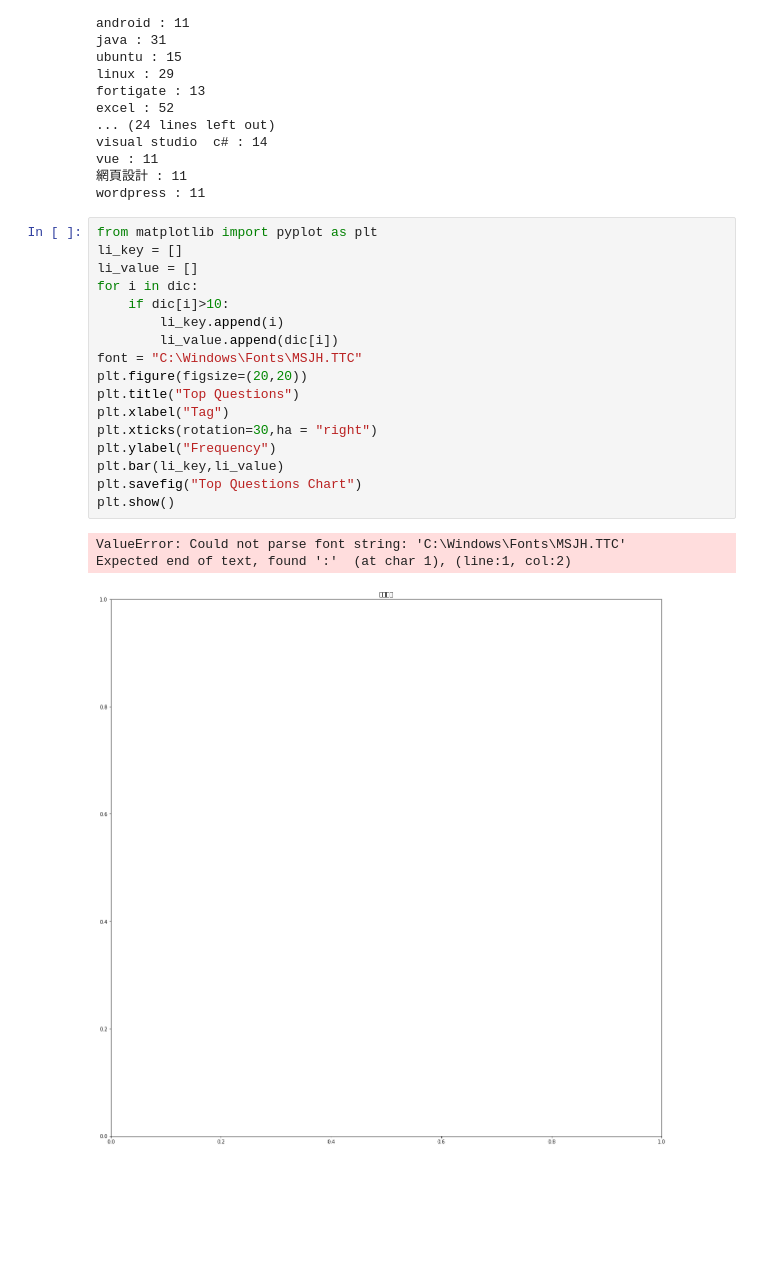
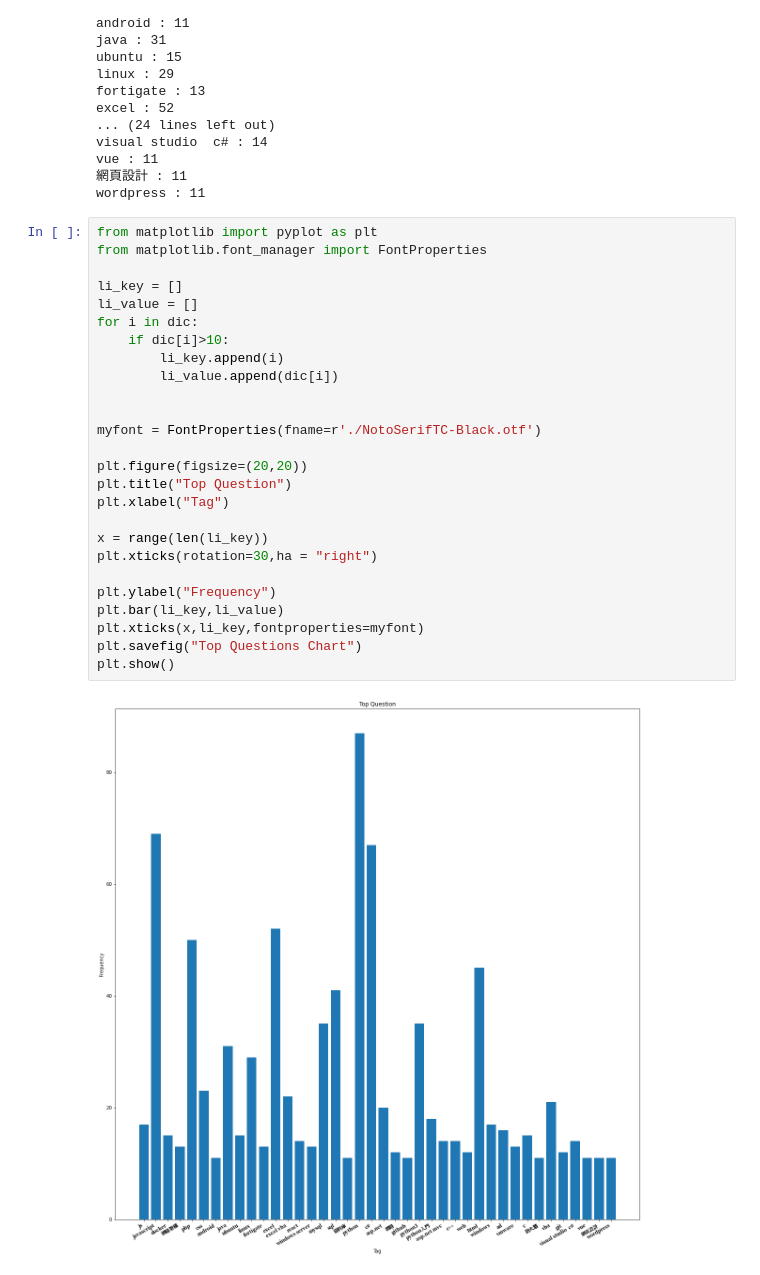
Before and after one commit to minhao920201/PL, a Jupyter notebook: HW4/Untitled1.ipynb, the cells around one changed output. Saved outputs shown, nothing was run; the diff lists cells and outputs as text; blank space fills up the shorter version.

```diff
--- a/HW4/Untitled1.ipynb
+++ b/HW4/Untitled1.ipynb
@@ -73,22 +73,29 @@ vue : 11
 wordpress : 11
 # %%
 from matplotlib import pyplot as plt
+from matplotlib.font_manager import FontProperties
+
 li_key = []
 li_value = []
 for i in dic:
     if dic[i]>10:
         li_key.append(i)
         li_value.append(dic[i])
-font = "C:\Windows\Fonts\MSJH.TTC"
+
+
+myfont = FontProperties(fname=r'./NotoSerifTC-Black.otf')
+
 plt.figure(figsize=(20,20))
-plt.title("Top Questions")
+plt.title("Top Question")
 plt.xlabel("Tag")
+
+x = range(len(li_key))
 plt.xticks(rotation=30,ha = "right")
+
 plt.ylabel("Frequency")
 plt.bar(li_key,li_value)
+plt.xticks(x,li_key,fontproperties=myfont)
 plt.savefig("Top Questions Chart")
 plt.show()
 # %% [output]
-ValueError: Could not parse font string: 'C:\Windows\Fonts\MSJH.TTC'
-Expected end of text, found ':'  (at char 1), (line:1, col:2)
-[figure, old version]
+[figure, new version]
```
